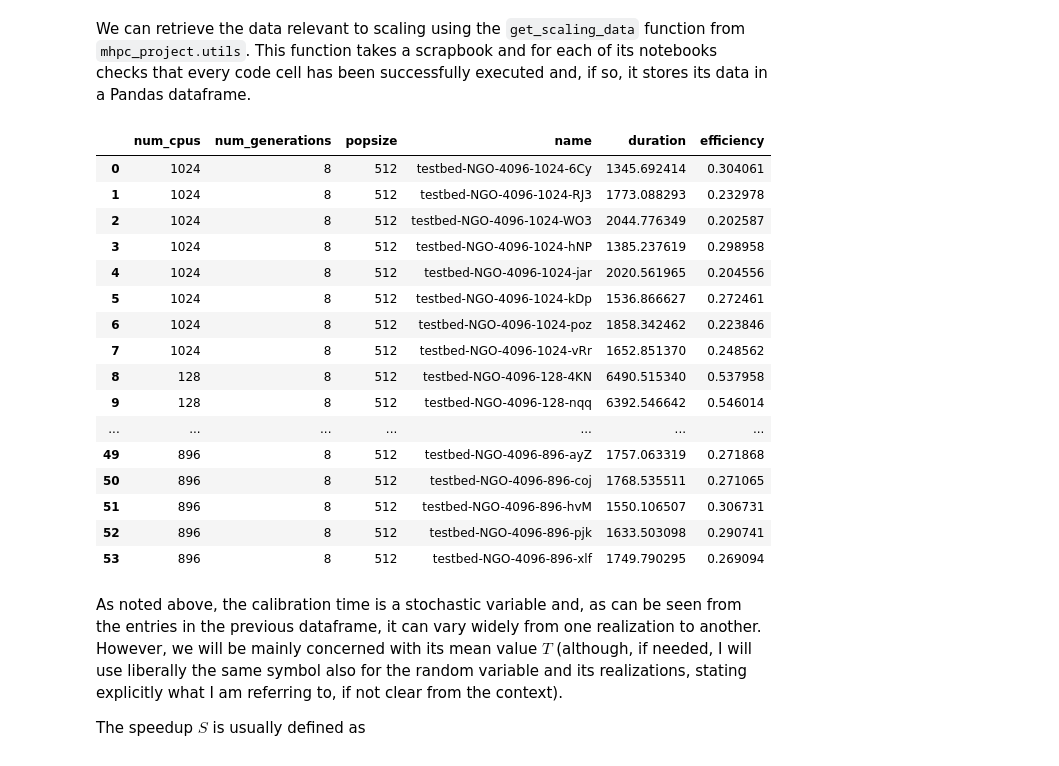
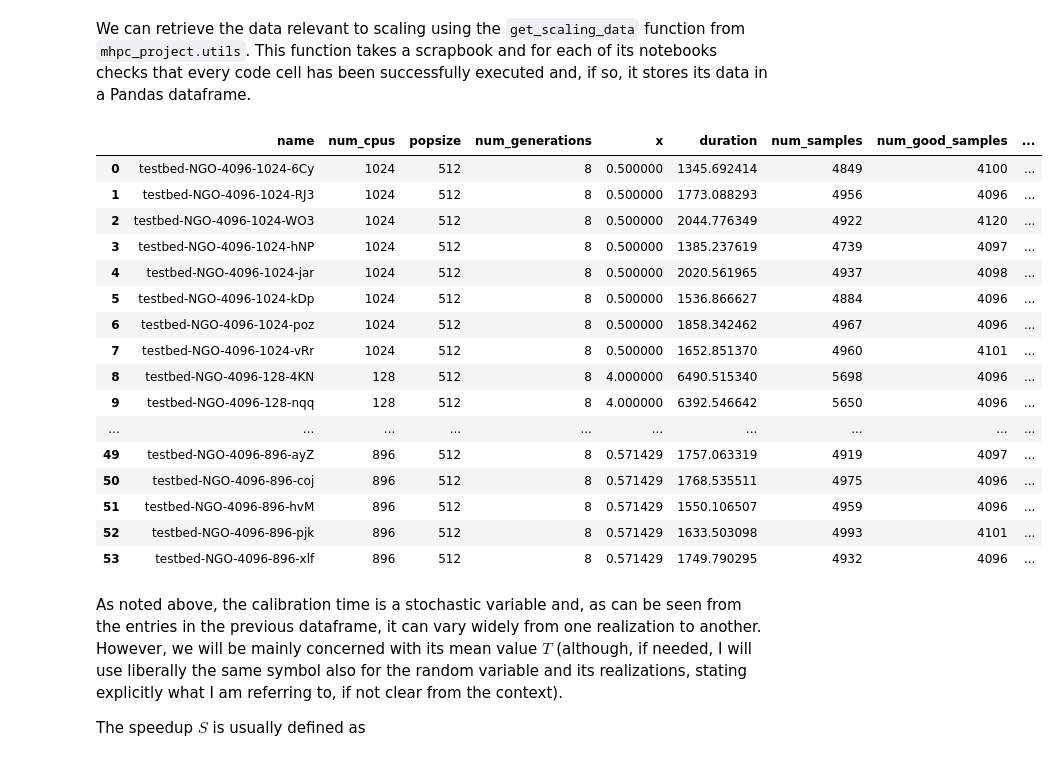
Before and after one commit to stefanocampanella/MHPC-project, a Jupyter notebook: notebooks/scaling.ipynb, the cells around one changed output. Drawn from its saved outputs; the diff is of its cells as text; code cells hidden in the pictures.

```diff
--- a/notebooks/scaling.ipynb
+++ b/notebooks/scaling.ipynb
@@ -19,26 +19,26 @@ We can retrieve the data relevant to scaling using the `get_scaling_data` functi
 # %%
 from mhpc_project.utils import get_scaling_data
 
-strong_scaling_data =  get_scaling_data(strong_scaling_book, efficiency=True)
+strong_scaling_data =  get_scaling_data(strong_scaling_book)
 strong_scaling_data
 # %% [output]
-|  | num_cpus | num_generations | popsize | name | duration | efficiency |
-| 0 | 1024 | 8 | 512 | testbed-NGO-4096-1024-6Cy | 1345.692414 | 0.304061 |
-| 1 | 1024 | 8 | 512 | testbed-NGO-4096-1024-RJ3 | 1773.088293 | 0.232978 |
-| 2 | 1024 | 8 | 512 | testbed-NGO-4096-1024-WO3 | 2044.776349 | 0.202587 |
-| 3 | 1024 | 8 | 512 | testbed-NGO-4096-1024-hNP | 1385.237619 | 0.298958 |
-| 4 | 1024 | 8 | 512 | testbed-NGO-4096-1024-jar | 2020.561965 | 0.204556 |
-| 5 | 1024 | 8 | 512 | testbed-NGO-4096-1024-kDp | 1536.866627 | 0.272461 |
-| 6 | 1024 | 8 | 512 | testbed-NGO-4096-1024-poz | 1858.342462 | 0.223846 |
-| 7 | 1024 | 8 | 512 | testbed-NGO-4096-1024-vRr | 1652.851370 | 0.248562 |
-| 8 | 128 | 8 | 512 | testbed-NGO-4096-128-4KN | 6490.515340 | 0.537958 |
-| 9 | 128 | 8 | 512 | testbed-NGO-4096-128-nqq | 6392.546642 | 0.546014 |
-| ... | ... | ... | ... | ... | ... | ... |
-| 49 | 896 | 8 | 512 | testbed-NGO-4096-896-ayZ | 1757.063319 | 0.271868 |
-| 50 | 896 | 8 | 512 | testbed-NGO-4096-896-coj | 1768.535511 | 0.271065 |
-| 51 | 896 | 8 | 512 | testbed-NGO-4096-896-hvM | 1550.106507 | 0.306731 |
-| 52 | 896 | 8 | 512 | testbed-NGO-4096-896-pjk | 1633.503098 | 0.290741 |
-| 53 | 896 | 8 | 512 | testbed-NGO-4096-896-xlf | 1749.790295 | 0.269094 |
+|  | name | num_cpus | popsize | num_generations | x | duration | num_samples | num_good_samples | ... |
+| 0 | testbed-NGO-4096-1024-6Cy | 1024 | 512 | 8 | 0.500000 | 1345.692414 | 4849 | 4100 | ... |
+| 1 | testbed-NGO-4096-1024-RJ3 | 1024 | 512 | 8 | 0.500000 | 1773.088293 | 4956 | 4096 | ... |
+| 2 | testbed-NGO-4096-1024-WO3 | 1024 | 512 | 8 | 0.500000 | 2044.776349 | 4922 | 4120 | ... |
+| 3 | testbed-NGO-4096-1024-hNP | 1024 | 512 | 8 | 0.500000 | 1385.237619 | 4739 | 4097 | ... |
+| 4 | testbed-NGO-4096-1024-jar | 1024 | 512 | 8 | 0.500000 | 2020.561965 | 4937 | 4098 | ... |
+| 5 | testbed-NGO-4096-1024-kDp | 1024 | 512 | 8 | 0.500000 | 1536.866627 | 4884 | 4096 | ... |
+| 6 | testbed-NGO-4096-1024-poz | 1024 | 512 | 8 | 0.500000 | 1858.342462 | 4967 | 4096 | ... |
+| 7 | testbed-NGO-4096-1024-vRr | 1024 | 512 | 8 | 0.500000 | 1652.851370 | 4960 | 4101 | ... |
+| 8 | testbed-NGO-4096-128-4KN | 128 | 512 | 8 | 4.000000 | 6490.515340 | 5698 | 4096 | ... |
+| 9 | testbed-NGO-4096-128-nqq | 128 | 512 | 8 | 4.000000 | 6392.546642 | 5650 | 4096 | ... |
+| ... | ... | ... | ... | ... | ... | ... | ... | ... | ... |
+| 49 | testbed-NGO-4096-896-ayZ | 896 | 512 | 8 | 0.571429 | 1757.063319 | 4919 | 4097 | ... |
+| 50 | testbed-NGO-4096-896-coj | 896 | 512 | 8 | 0.571429 | 1768.535511 | 4975 | 4096 | ... |
+| 51 | testbed-NGO-4096-896-hvM | 896 | 512 | 8 | 0.571429 | 1550.106507 | 4959 | 4096 | ... |
+| 52 | testbed-NGO-4096-896-pjk | 896 | 512 | 8 | 0.571429 | 1633.503098 | 4993 | 4101 | ... |
+| 53 | testbed-NGO-4096-896-xlf | 896 | 512 | 8 | 0.571429 | 1749.790295 | 4932 | 4096 | ... |
 # %% [markdown]
 As noted above, the calibration time is a stochastic variable and, as can be seen from the entries in the previous dataframe, it can vary widely from one realization to another. However, we will be mainly concerned with its mean value $T$ (although, if needed, I will use liberally the same symbol also for the random variable and its realizations, stating explicitly what I am referring to, if not clear from the context).
 
```
Also changed, not shown: parts of 25 cells of this notebook, 1 other file.
